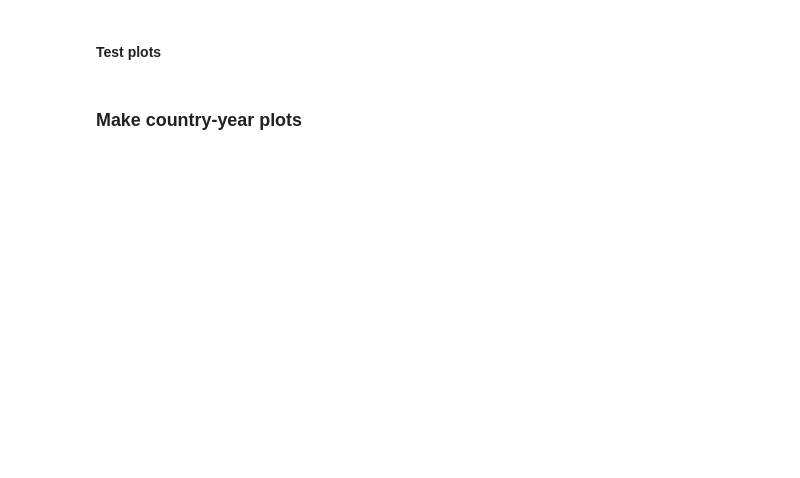
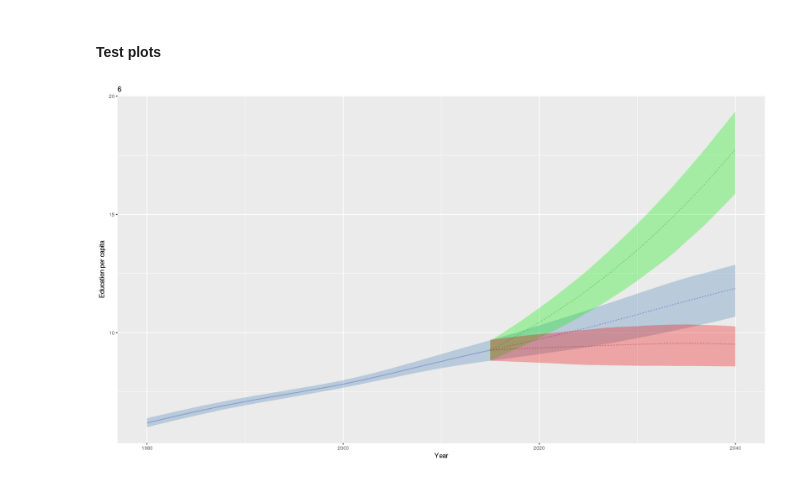
Before and after one commit to sadatnfs/copula, a Jupyter notebook: correlating_edu_LDI_TFR/1_correlating_within_edu.ipynb, the cells around one changed output. Drawn from its saved outputs; the diff is of its cells as text; code cells hidden in the pictures; blank space fills up the shorter version.

Commit message:
Finished coding up within education copula; step 2 next once I get data from Pat and Jiawei

```diff
--- a/correlating_edu_LDI_TFR/1_correlating_within_edu.ipynb
+++ b/correlating_edu_LDI_TFR/1_correlating_within_edu.ipynb
@@ -268,13 +299,0 @@ str(Xcorr_df_with_pop2)
-# %%
-# Merge in population
-Xcorr_df_with_pop2 <- data.table(merge(x=Xcorr_df_with_pop2, y=pop, by = c("location_id", "year_id", "age_group_id", "sex_id")))
-head(Xcorr_df_with_pop2)
-# %%
-# Collapse correlated data and compute the mean and PCs
-Xcorr_df_CY<- Xcorr_df_with_pop2[, lapply(.SD, function(x) sum(x*pop)/sum(pop)),
-    by=c("location_id", "year_id"), .SDcols=cbind(paste0("draw_",c(0:999))) ]
-Xcorr_df_CY <- Xcorr_df_CY[, `:=` (mean = rowMeans(.SD, na.rm=T),
-                                  lower = rowQuantiles(.SD, na.rm=T, probs=c(0.025)),
-                                  upper = rowQuantiles(.SD, na.rm=T, probs=c(0.975))),
-                           .SDcols = c(paste0("draw_",c(0:999))) ]
-head(Xcorr_df_CY)
@@ -344,2 +392,0 @@ fwrite(Xcorr_df_CY, "/home/j/WORK/01_covariates/02_inputs/education/update_2017/
-# %% [markdown]
-### Make country-year plots
@@ -352,0 +393,32 @@ dev.off()
+# %%
+## Plot by country
+plot_country_collapsed <- function(loc_id, data_ref, data_pes, data_opt) {
+    ggplot() +  xlab("Year") + ylab("Education per capita") + ggtitle(paste0(loc_id)) +
+
+    ## Reference
+    geom_line(data = data_ref[year_id<=2015 & location_id == loc_id],
+                aes(x = year_id, y = mean), color = "blue3", alpha = .3) +
+    geom_ribbon(data = data_ref[location_id == loc_id],
+                aes(x = year_id, ymin= lower, ymax = upper), fill = "steelblue", alpha = .3) +
+    geom_line(data = data_ref[year_id>=2015 & location_id == loc_id],
+                aes(x = year_id, y = mean), color = "blue3", linetype = "dashed", alpha = .3) +
+
+    ## Optimistic
+    geom_ribbon(data = data_opt[year_id >=2015 & location_id == loc_id],
+                aes(x = year_id, ymin= lower, ymax = upper), fill = "green2", alpha = .3) +
+    geom_line(data = data_opt[year_id>=2015& location_id == loc_id],
+                aes(x = year_id, y = mean), color = "green4", linetype = "dashed", alpha = .3) +
+
+    ## Pessimistic
+    geom_ribbon(data = data_pes[year_id>=2015 & location_id == loc_id],
+                aes(x = year_id, ymin= lower, ymax = upper), fill = "red2", alpha = .3) +
+    geom_line(data = data_pes[year_id>=2015 & location_id == loc_id],
+                aes(x = year_id, y = mean), color = "red4", linetype = "dashed", alpha = .3)
+
+}
+# %%
+## Correlated
+plot_country_collapsed(6, data_ref = edu_ref_corr_CY[["stats"]],
+                      data_pes = edu_pes_corr_CY[["stats"]], data_opt=edu_opt_corr_CY[["stats"]])
+# %% [output]
+[figure, added]
```
Also changed, not shown: parts of 28 cells of this notebook, 1 other file.
